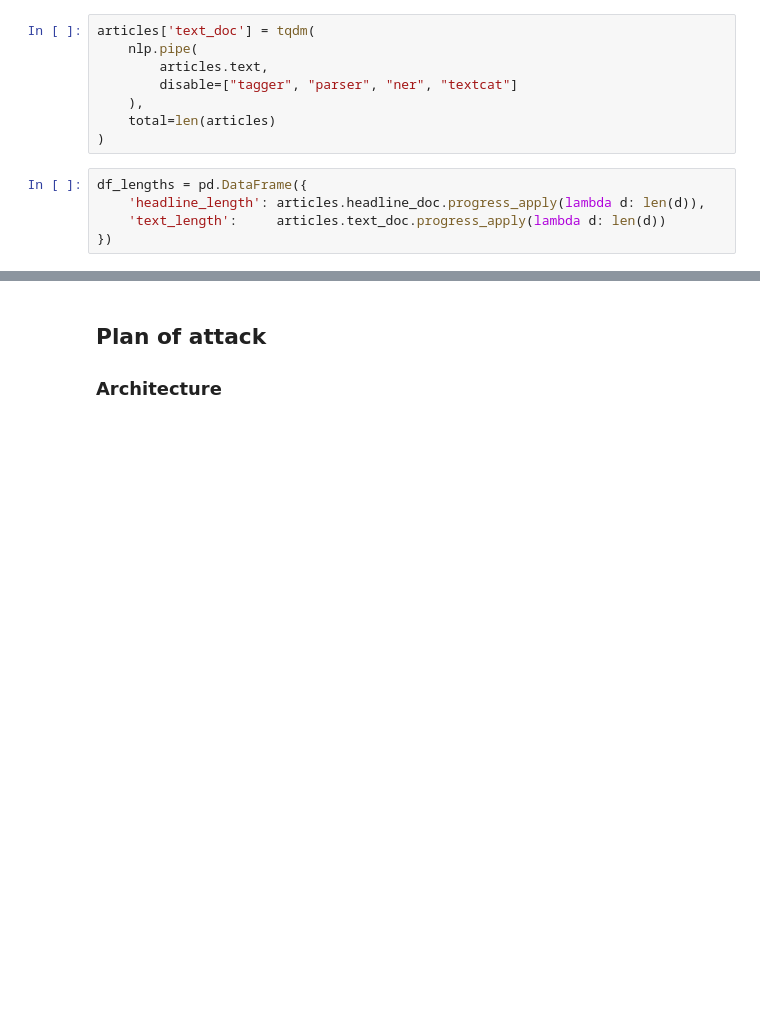
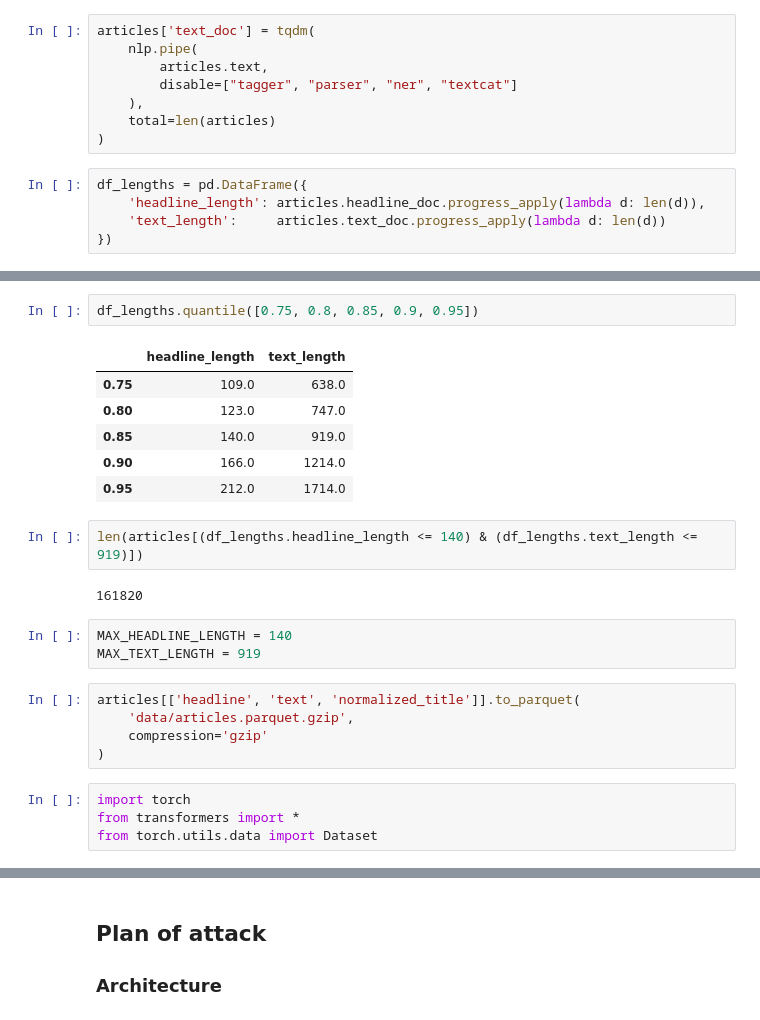
Before and after one commit to kamilc/neural-text-summarization, a Jupyter notebook: NLP.ipynb, the cells around one changed output, grey strips where cells are left out. Cells and saved outputs as stored; diff of their text form; blank space fills up the shorter version.

```diff
--- a/NLP.ipynb
+++ b/NLP.ipynb
@@ -349,0 +371,25 @@ PlotnineError: 'stat_count() must not be used with a y aesthetic'
+# %%
+df_lengths.quantile([0.75, 0.8, 0.85, 0.9, 0.95])
+# %% [output]
+|  | headline_length | text_length |
+| 0.75 | 109.0 | 638.0 |
+| 0.80 | 123.0 | 747.0 |
+| 0.85 | 140.0 | 919.0 |
+| 0.90 | 166.0 | 1214.0 |
+| 0.95 | 212.0 | 1714.0 |
+# %%
+len(articles[(df_lengths.headline_length <= 140) & (df_lengths.text_length <= 919)])
+# %% [output]
+161820
+# %%
+MAX_HEADLINE_LENGTH = 140
+MAX_TEXT_LENGTH = 919
+# %%
+articles[['headline', 'text', 'normalized_title']].to_parquet(
+    'data/articles.parquet.gzip',
+    compression='gzip'
+)
+# %%
+import torch
+from transformers import *
+from torch.utils.data import Dataset
```
Also changed, not shown: parts of 9 cells of this notebook, 1 other file.
